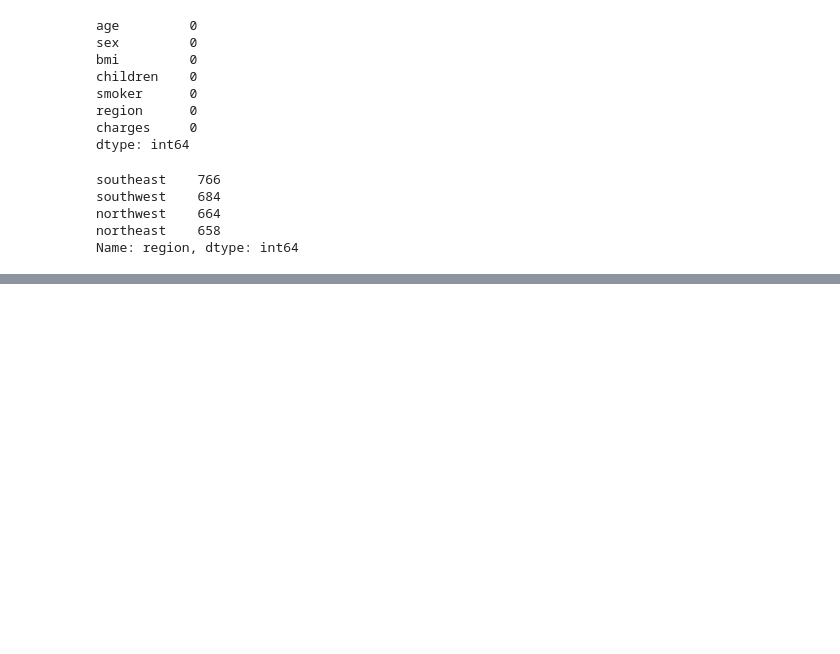
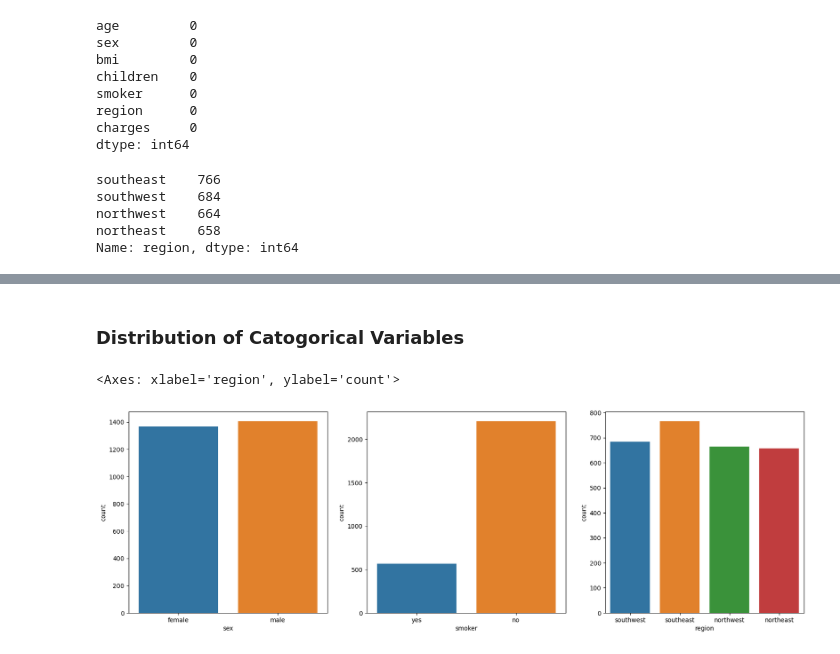
Before and after one commit to Subash0812/Medical_insurance, a Jupyter notebook: Medical_insurance.ipynb, the cells around one changed output, grey strips where cells are left out. Cells and saved outputs as stored; diff of their text form; code cells hidden in the pictures; blank space fills up the shorter version.

```diff
--- a/Medical_insurance.ipynb
+++ b/Medical_insurance.ipynb
@@ -73,0 +101,10 @@ Name: region, dtype: int64
+# %% [markdown]
+### Distribution of Catogorical Variables
+# %%
+fig, ax = plt.subplots(1,3,figsize=(20,6))
+sns.countplot(x='sex',data=insurance_df,ax=ax[0])
+sns.countplot(x='smoker',data=insurance_df,ax=ax[1])
+sns.countplot(x='region',data=insurance_df,ax=ax[2])
+# %% [output]
+<Axes: xlabel='region', ylabel='count'>
+[figure, added]
```
Also changed, not shown: parts of 12 cells of this notebook.
